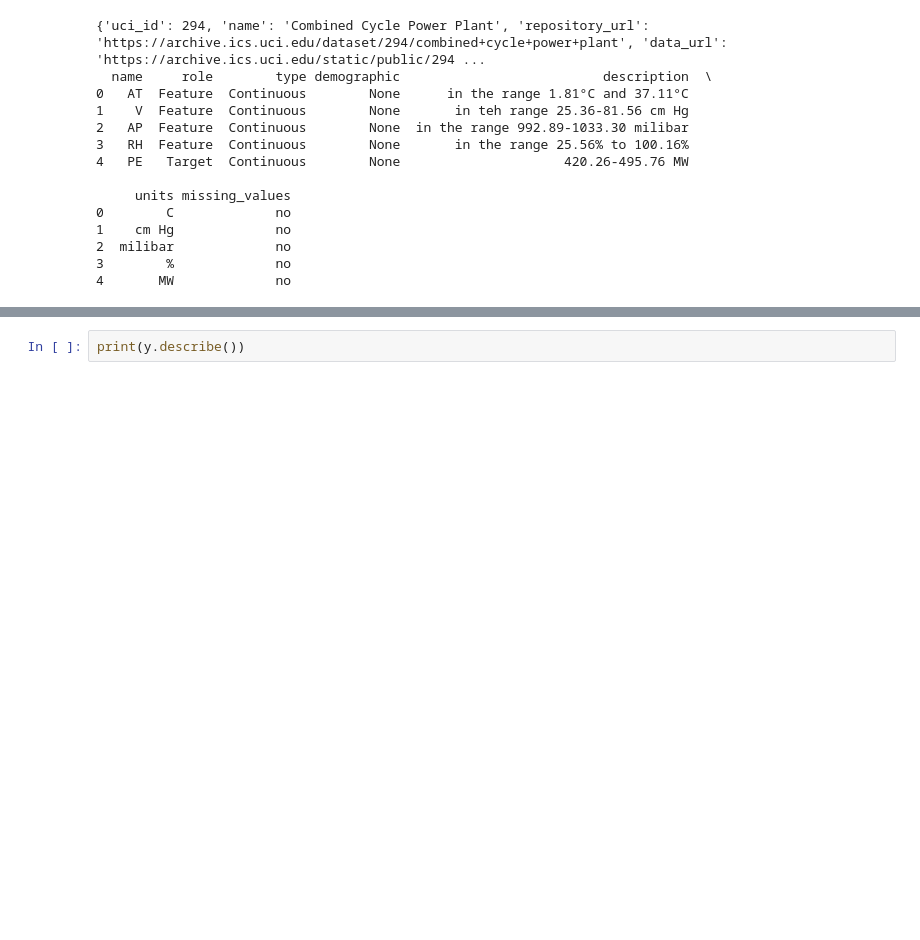
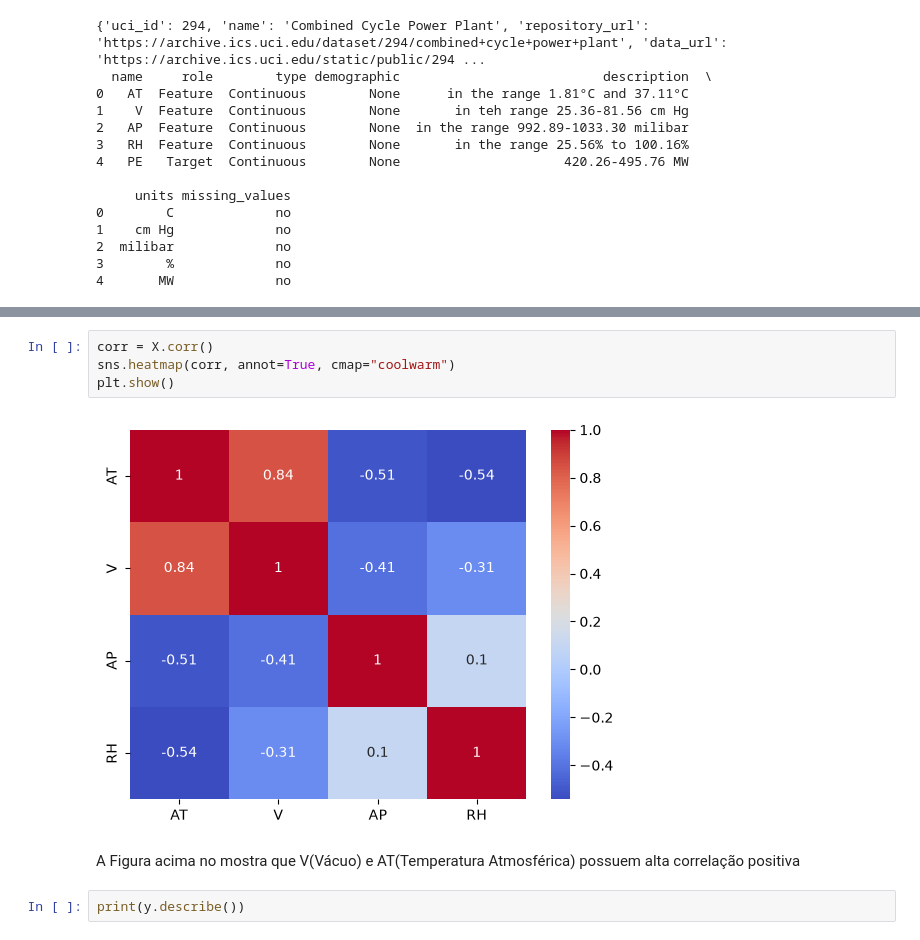
Before and after one commit to mmvbs/Combined-Cycle-Power-Plant, a Jupyter notebook: RegressionP.ipynb, the cells around one changed output, grey strips where cells are left out. Cells and saved outputs as stored; diff of their text form; blank space fills up the shorter version.

```diff
--- a/RegressionP.ipynb
+++ b/RegressionP.ipynb
@@ -57,3 +66,11 @@ plt.show()
+# %%
+corr = X.corr()
+sns.heatmap(corr, annot=True, cmap="coolwarm")
+plt.show()
+# %% [output]
+[figure, added]
+# %% [markdown]
+A Figura acima no mostra que V(Vácuo) e AT(Temperatura Atmosférica) possuem alta correlação positiva
 # %%
 print(y.describe())
 # %% [output]
```
Also changed, not shown: parts of 10 cells of this notebook, 2 other files.
